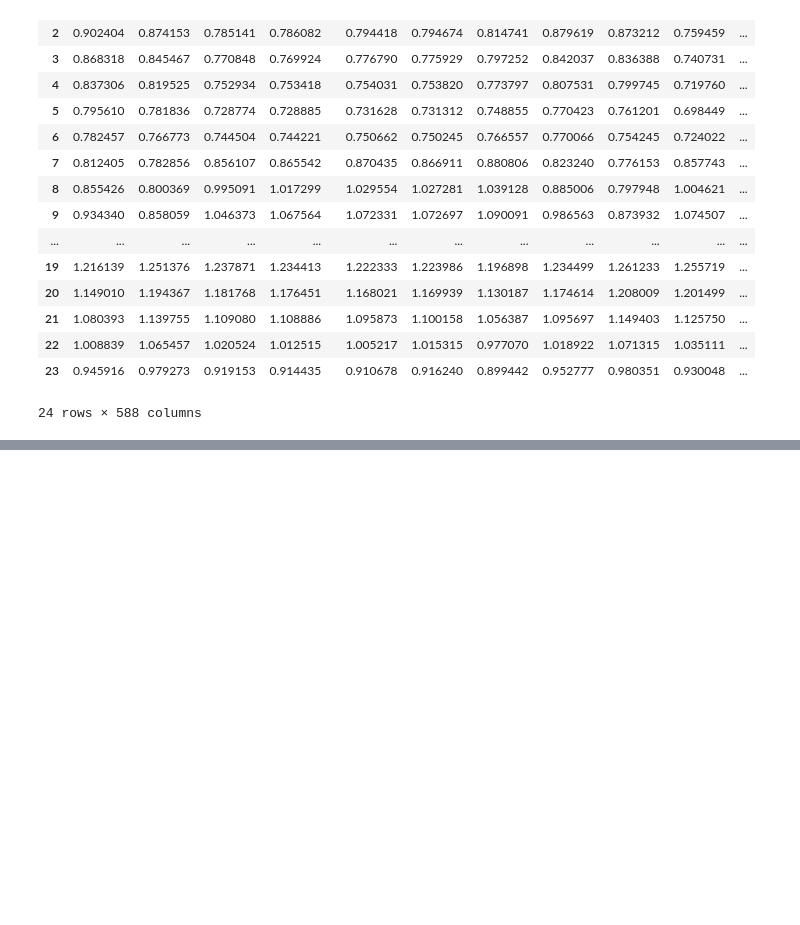
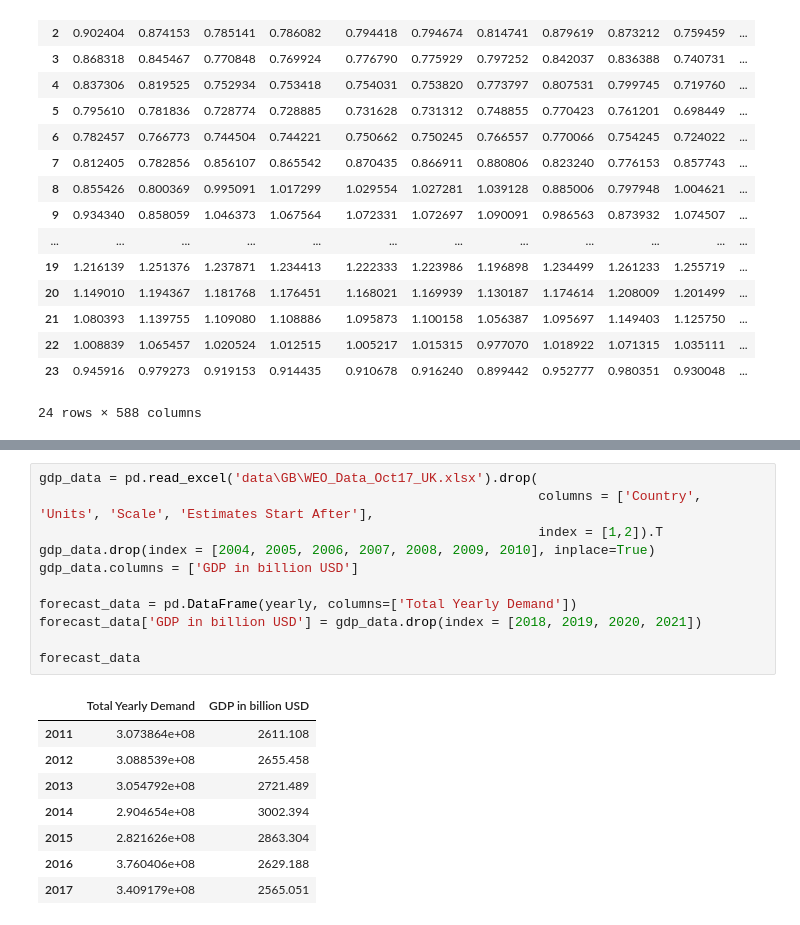
Before and after one commit to ayush4ise/SG-Energy-Demand-Forecasting, a Jupyter notebook: other-countries/UK_forecast.ipynb, the cells around one changed output, grey strips where cells are left out. Drawn from its saved outputs; the diff is of its cells as text; blank space fills up the shorter version.

```diff
--- a/other-countries/UK_forecast.ipynb
+++ b/other-countries/UK_forecast.ipynb
@@ -145,0 +151,20 @@ for year in range(2011,2017):
+# %%
+gdp_data = pd.read_excel('data\GB\WEO_Data_Oct17_UK.xlsx').drop(
+                                                                columns = ['Country', 'Units', 'Scale', 'Estimates Start After'],
+                                                                index = [1,2]).T
+gdp_data.drop(index = [2004, 2005, 2006, 2007, 2008, 2009, 2010], inplace=True)
+gdp_data.columns = ['GDP in billion USD']
+
+forecast_data = pd.DataFrame(yearly, columns=['Total Yearly Demand'])
+forecast_data['GDP in billion USD'] = gdp_data.drop(index = [2018, 2019, 2020, 2021])
+
+forecast_data
+# %% [output]
+|  | Total Yearly Demand | GDP in billion USD |
+| 2011 | 3.073864e+08 | 2611.108 |
+| 2012 | 3.088539e+08 | 2655.458 |
+| 2013 | 3.054792e+08 | 2721.489 |
+| 2014 | 2.904654e+08 | 3002.394 |
+| 2015 | 2.821626e+08 | 2863.304 |
+| 2016 | 3.760406e+08 | 2629.188 |
+| 2017 | 3.409179e+08 | 2565.051 |
```
Also changed, not shown: parts of 15 cells of this notebook, 3 other files.
